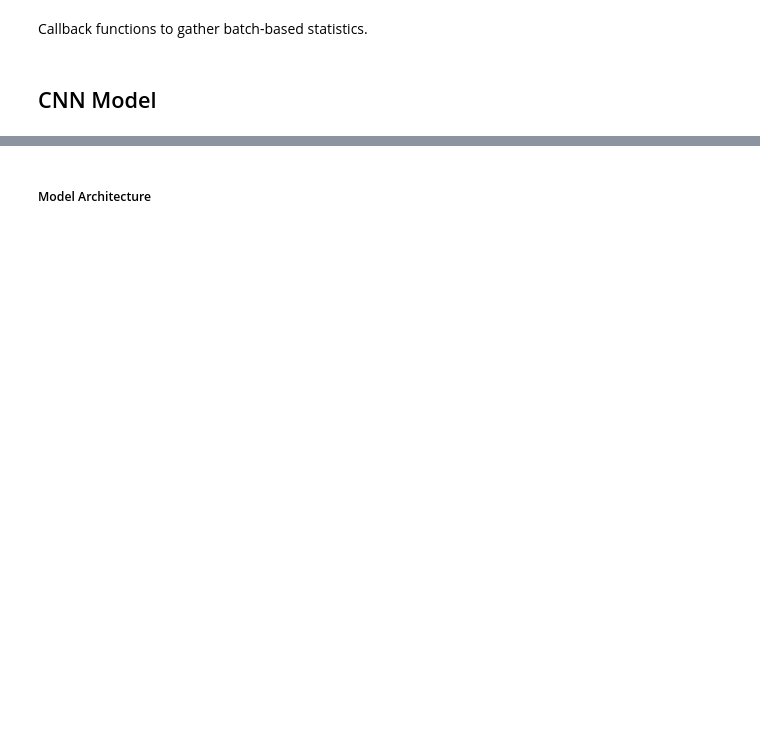
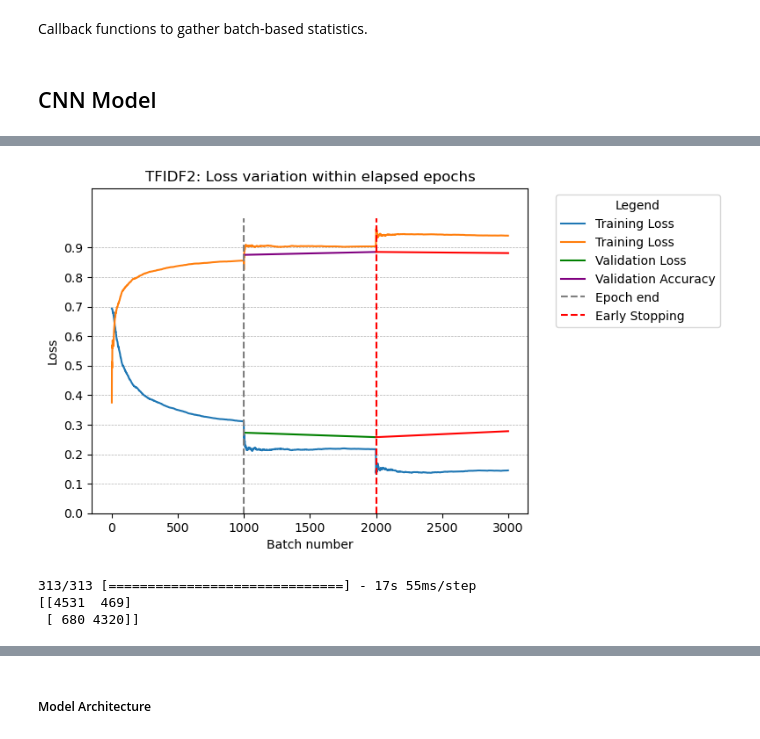
Before and after one commit to vebyorn/NHH, a Jupyter notebook: Deep Learning/BOWCNN.ipynb, the cells around one changed output, grey strips where cells are left out. Saved outputs shown, nothing was run; the diff lists cells and outputs as text; code cells hidden in the pictures; blank space fills up the shorter version.

```diff
--- a/Deep Learning/BOWCNN.ipynb
+++ b/Deep Learning/BOWCNN.ipynb
@@ -160,0 +188,11 @@ class BatchAccuracyCallback(Callback):
+# %%
+# optimizers and callbacks
+CNN2opt = tf.keras.optimizers.Adam(learning_rate=0.001)
+bloss2 = BatchLossCallback()
+bacc2 = BatchAccuracyCallback()
+earlystop = EarlyStopping(monitor='val_accuracy', patience=1, verbose=1, mode='max', restore_best_weights=True)
+cblist = [earlystop, bloss2, bacc2]
+
+# Compile the model
+CNN2.compile(loss='binary_crossentropy', optimizer=CNN2opt, metrics=['accuracy'])
+CNN2.summary()
@@ -160,0 +217,7 @@ class BatchAccuracyCallback(Callback):
+# %%
+CNN2hist = CNN2.fit(X_train_reshaped,
+                    Y_train,
+                    epochs=5,
+                    validation_data=(X_val_reshaped, Y_val),
+                    batch_size=40,
+                    callbacks=cblist)
@@ -160,0 +239,39 @@ class BatchAccuracyCallback(Callback):
+# %%
+# Plot the batch-wise loss variation within the epoch
+plt.plot(np.arange(len(bloss2.batch_losses)), bloss2.batch_losses, label='Training Loss')
+# Plot the batch-wise accuracy variation within the epochs
+plt.plot(np.arange(len(bacc2.batch_accuracies)), bacc2.batch_accuracies, label='Training Loss')
+
+# draw line sbetween the points
+plt.plot([1000, 2000], [CNN2hist.history['val_loss'][0], CNN2hist.history['val_loss'][1]], color='green', label='Validation Loss')
+plt.plot([2000, 3000], [CNN2hist.history['val_loss'][1], CNN2hist.history['val_loss'][2]], color='red')
+
+plt.plot([1000, 2000], [CNN2hist.history['val_accuracy'][0], CNN2hist.history['val_accuracy'][1]], color='purple', label='Validation Accuracy')
+plt.plot([2000, 3000], [CNN2hist.history['val_accuracy'][1], CNN2hist.history['val_accuracy'][2]], color='red')
+# y limit
+plt.ylim(0, 1.1)
+
+# Lines
+plt.yticks(np.arange(0, 1, 0.1))
+plt.vlines(1000, 0, 1, colors='gray', linestyles='dashed', label='Epoch end')
+plt.vlines(2000, 0, 1, colors='red', linestyles='dashed', label = 'Early Stopping')
+
+plt.xlabel('Batch number')
+plt.ylabel('Loss')
+plt.grid(axis='y', linestyle='--', linewidth=0.5)
+plt.title(f'TFIDF2: Loss variation within elapsed epochs')
+plt.legend(loc='upper left', bbox_to_anchor=(1.05, 1), title='Legend')
+
+plt.show()
+# %% [output]
+[figure, added]
+# %%
+XvalDen2 = X_val.todense()
+ypred2 = CNN2.predict(XvalDen2)
+yclasspred2 = np.round(ypred2).astype(int)
+cm2 = confusion_matrix(Y_val, yclasspred2)
+print(cm2)
+# %% [output]
+313/313 [==============================] - 17s 55ms/step
+[[4531  469]
+ [ 680 4320]]
```
Also changed, not shown: parts of 32 cells of this notebook, 1 other file.
